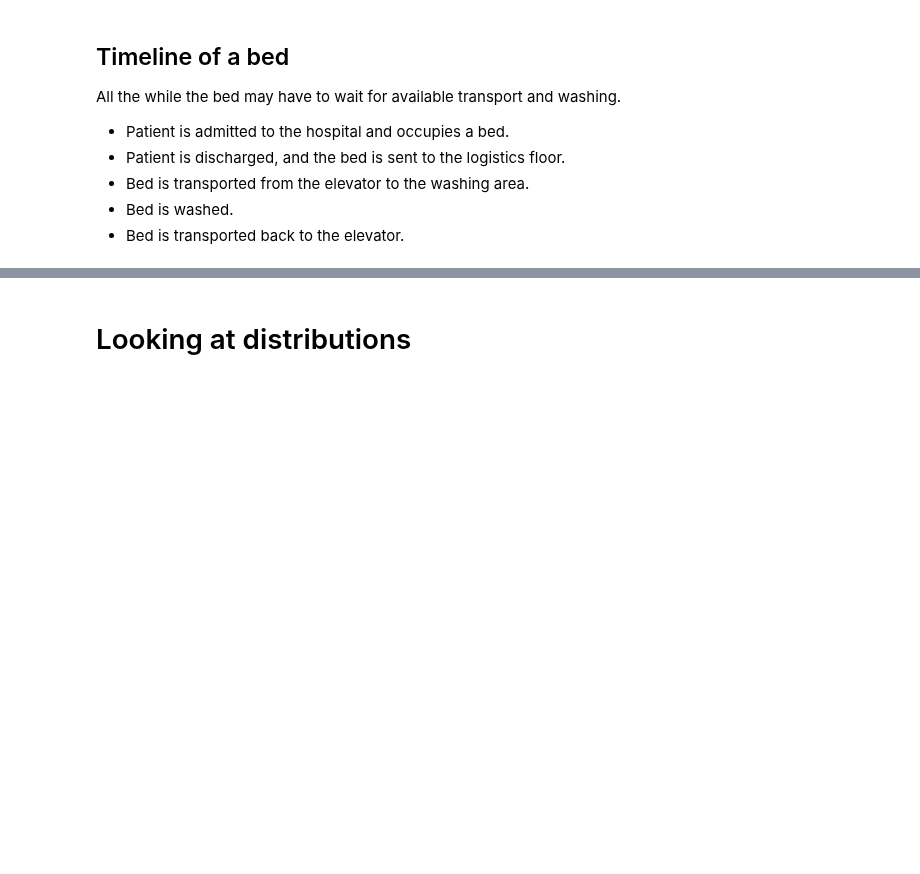
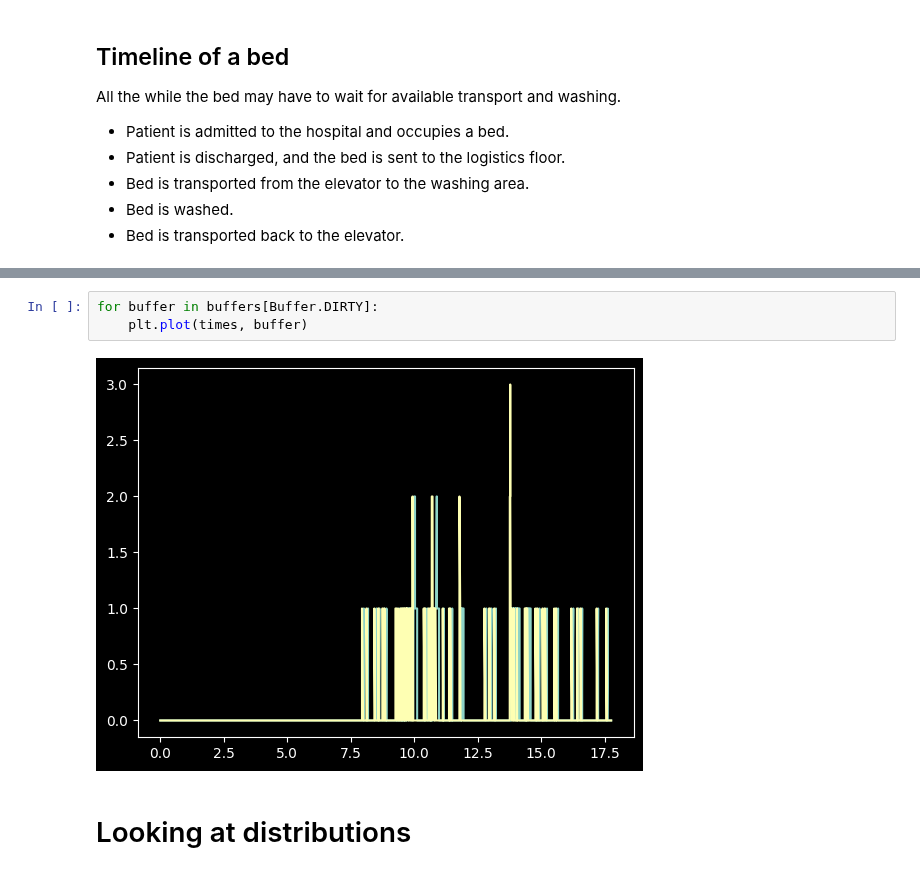
Before and after one commit to AntonJorg/stochastic_simulation, a Jupyter notebook: project2/simulation_loop.ipynb, the cells around one changed output, grey strips where cells are left out. Drawn from its saved outputs; the diff is of its cells as text; blank space fills up the shorter version.

```diff
--- a/project2/simulation_loop.ipynb
+++ b/project2/simulation_loop.ipynb
@@ -283,3 +370,8 @@ results[0]
+# %%
+for buffer in buffers[Buffer.DIRTY]:
+    plt.plot(times, buffer)
+# %% [output]
+[figure, added]
 # %% [markdown]
 # Looking at distributions
 # %%
```
Also changed, not shown: parts of 8 cells of this notebook.
